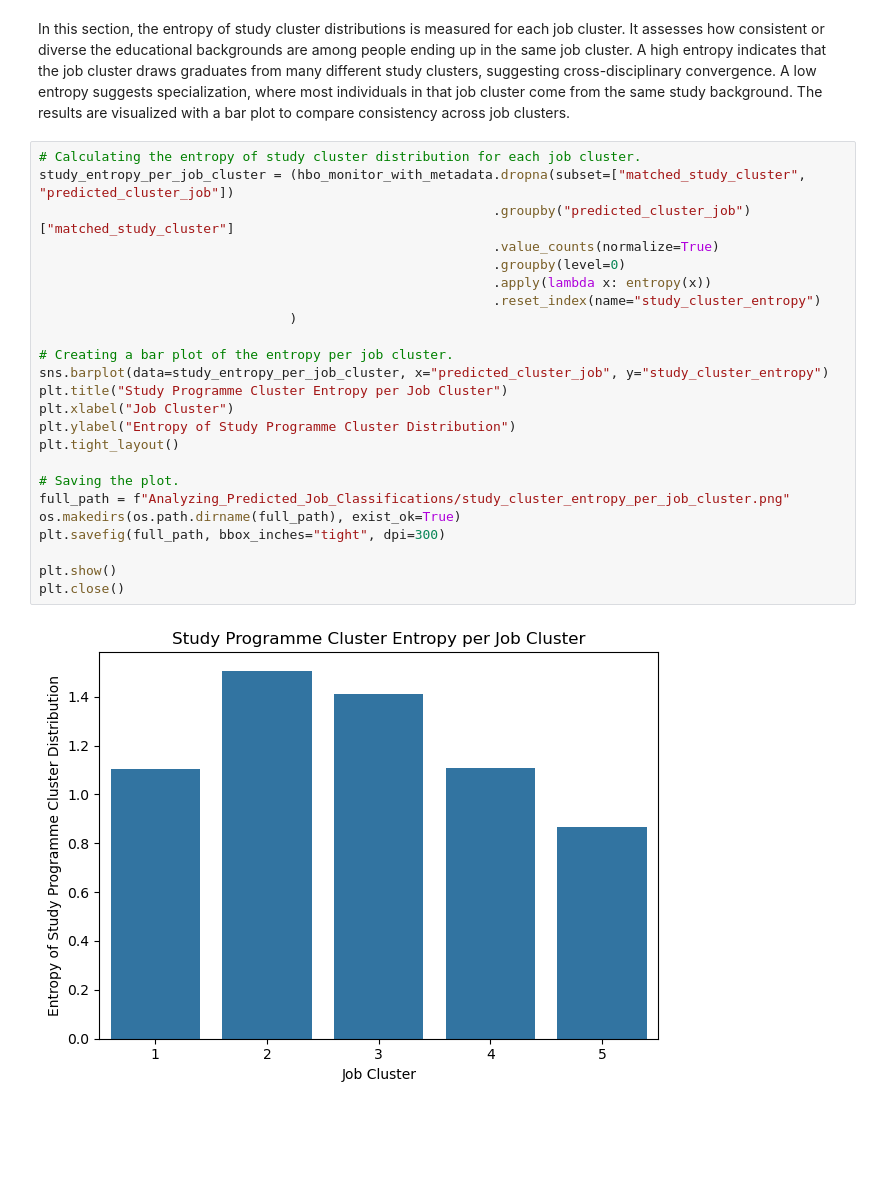
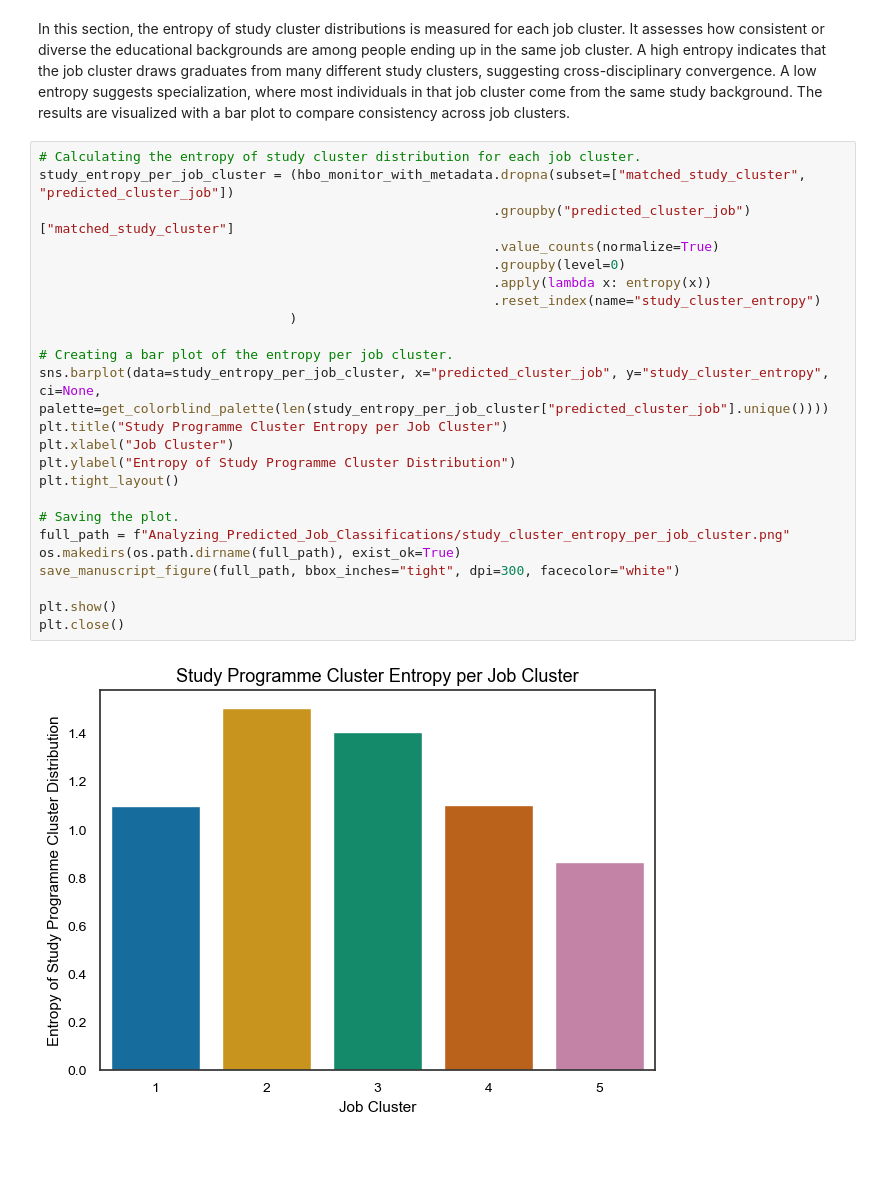
Before and after one commit to LaurenceNickel/STEM_Curriculum_Diversification, a Jupyter notebook: Clustering_Study_Programmes.ipynb, the cells around one changed output. Drawn from its saved outputs; the diff is of its cells as text.

```diff
--- a/Clustering_Study_Programmes.ipynb
+++ b/Clustering_Study_Programmes.ipynb
@@ -4738,29 +5604,29 @@ In this section, the entropy of study cluster distributions is measured for each
 # %%
 # Calculating the entropy of study cluster distribution for each job cluster.
 study_entropy_per_job_cluster = (hbo_monitor_with_metadata.dropna(subset=["matched_study_cluster", "predicted_cluster_job"])
                                                           .groupby("predicted_cluster_job")["matched_study_cluster"]
                                                           .value_counts(normalize=True)
                                                           .groupby(level=0)
                                                           .apply(lambda x: entropy(x))
                                                           .reset_index(name="study_cluster_entropy")
                                 )
 
 # Creating a bar plot of the entropy per job cluster.
-sns.barplot(data=study_entropy_per_job_cluster, x="predicted_cluster_job", y="study_cluster_entropy")
+sns.barplot(data=study_entropy_per_job_cluster, x="predicted_cluster_job", y="study_cluster_entropy", ci=None, palette=get_colorblind_palette(len(study_entropy_per_job_cluster["predicted_cluster_job"].unique())))
 plt.title("Study Programme Cluster Entropy per Job Cluster")
 plt.xlabel("Job Cluster")
 plt.ylabel("Entropy of Study Programme Cluster Distribution")
 plt.tight_layout()
 
 # Saving the plot.
 full_path = f"Analyzing_Predicted_Job_Classifications/study_cluster_entropy_per_job_cluster.png"
 os.makedirs(os.path.dirname(full_path), exist_ok=True)
-plt.savefig(full_path, bbox_inches="tight", dpi=300)
+save_manuscript_figure(full_path, bbox_inches="tight", dpi=300, facecolor="white")
 
 plt.show()
 plt.close()
 # %% [output]
-[figure, old version]
+[figure, new version]
 # %% [markdown]
 <br></br>
 # %% [markdown]
```
Also changed, not shown: parts of 35 cells of this notebook, 2 other files.
